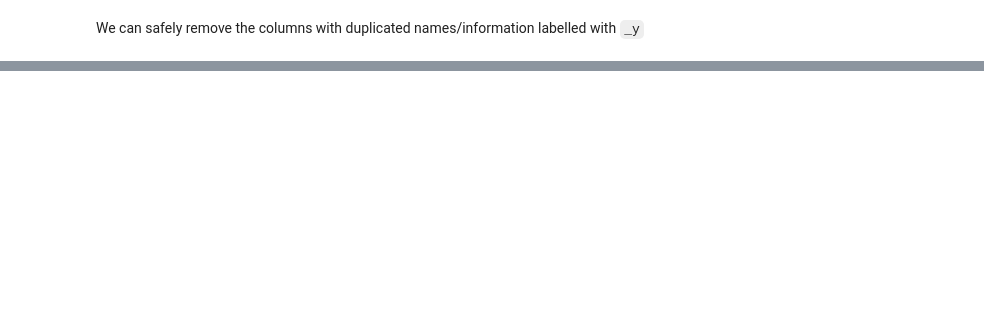
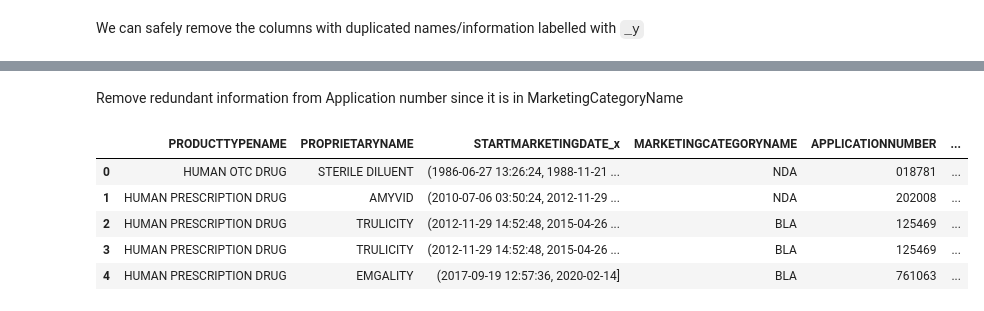
Before and after one commit to simlal/data-mining-assignments_bin710, a Jupyter notebook: dev2/tp2.ipynb, the cells around one changed output, grey strips where cells are left out. Cells and saved outputs as stored; diff of their text form; code cells hidden in the pictures; blank space fills up the shorter version.

```diff
--- a/dev2/tp2.ipynb
+++ b/dev2/tp2.ipynb
@@ -2110,0 +2484,15 @@ We can safely remove the columns with duplicated names/information labelled with
+# %%
+rx_df["STARTMARKETINGDATE_x"] = pd.cut(rx_df["STARTMARKETINGDATE_x"], bins=50)
+# %% [markdown]
+Remove redundant information from Application number since it is in MarketingCategoryName
+# %%
+rx_df['APPLICATIONNUMBER'] = rx_df['APPLICATIONNUMBER'].str.replace(r'\D', '', regex=True)
+# %%
+rx_df.head()
+# %% [output]
+|  | PRODUCTTYPENAME | PROPRIETARYNAME | STARTMARKETINGDATE_x | MARKETINGCATEGORYNAME | APPLICATIONNUMBER | ... |
+| 0 | HUMAN OTC DRUG | STERILE DILUENT | (1986-06-27 13:26:24, 1988-11-21 ... | NDA | 018781 | ... |
+| 1 | HUMAN PRESCRIPTION DRUG | AMYVID | (2010-07-06 03:50:24, 2012-11-29 ... | NDA | 202008 | ... |
+| 2 | HUMAN PRESCRIPTION DRUG | TRULICITY | (2012-11-29 14:52:48, 2015-04-26 ... | BLA | 125469 | ... |
+| 3 | HUMAN PRESCRIPTION DRUG | TRULICITY | (2012-11-29 14:52:48, 2015-04-26 ... | BLA | 125469 | ... |
+| 4 | HUMAN PRESCRIPTION DRUG | EMGALITY | (2017-09-19 12:57:36, 2020-02-14] | BLA | 761063 | ... |
```
Also changed, not shown: parts of 94 cells of this notebook.
